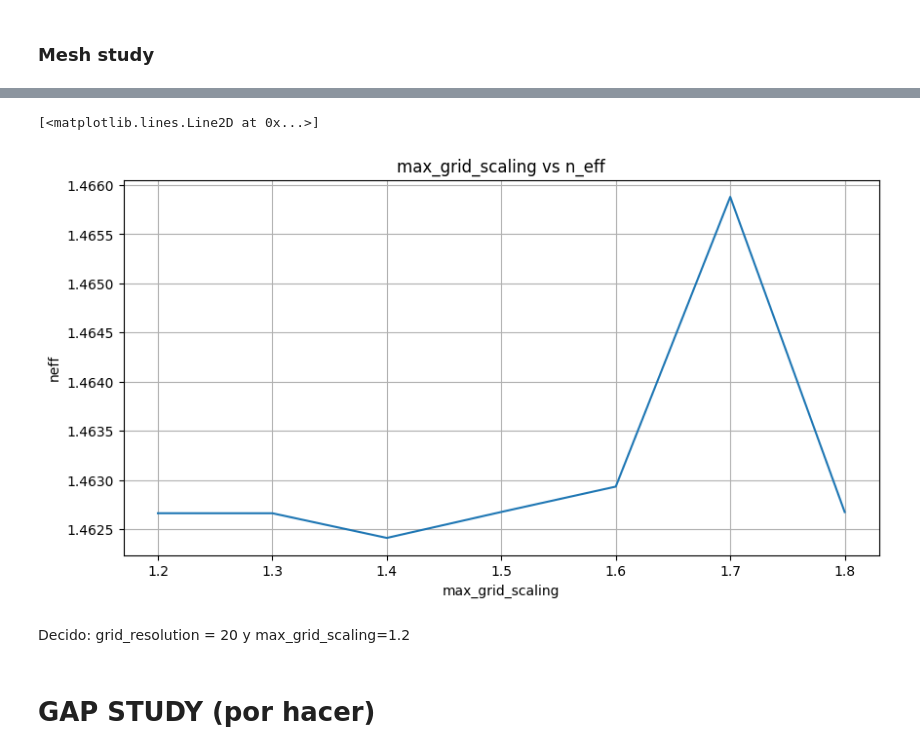
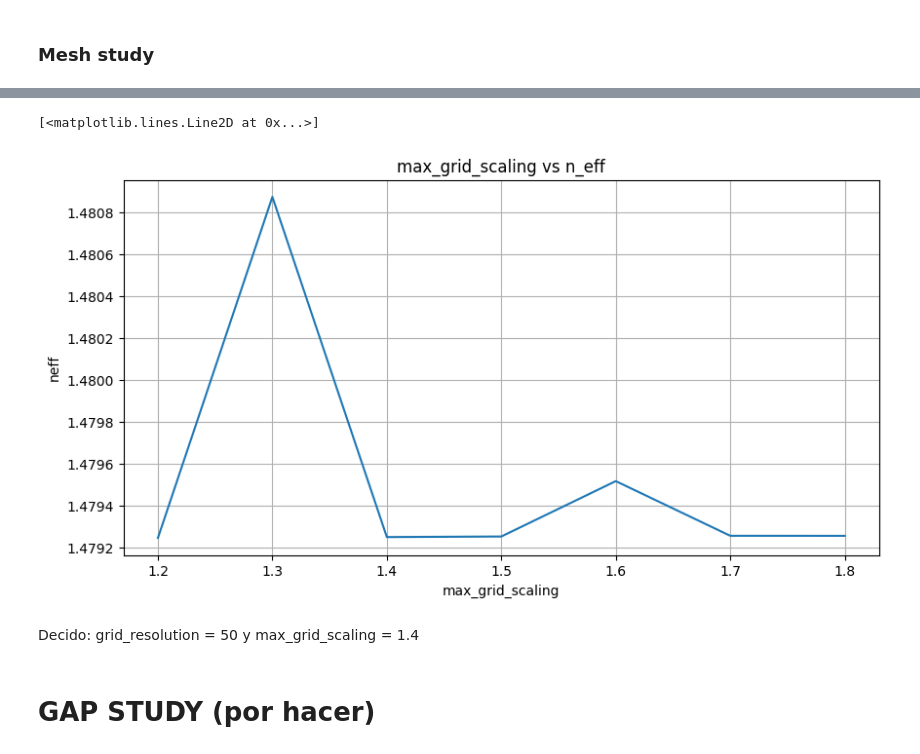
Before and after one commit to mromgar1/pic-upv-lab5-finalproject, a Jupyter notebook: FINAL_PROJECT_DEEP_SIN.ipynb, the cells around one changed output, grey strips where cells are left out. Drawn from its saved outputs; the diff is of its cells as text; code cells hidden in the pictures.

```diff
--- a/FINAL_PROJECT_DEEP_SIN.ipynb
+++ b/FINAL_PROJECT_DEEP_SIN.ipynb
@@ -124,7 +124,7 @@ for i in range(n_steps):
         wavelength=lambda_c, # Wavelength to simulate
         num_modes=1, # Targeted number of modes to find - Higher than before! It's a multimode section
         max_grid_scaling=max_grid_scaling[i], # Parameters of the grid
-        grid_resolution=20, # Parameters of the grid
+        grid_resolution=40, # Parameters of the grid
         cache_path='.cache/', # Important! In order to save simulation time, set your cache Path!
         precision='double',
     )
@@ -663,8 +664,8 @@ deep_waveguide = gt.modes.Waveguide(
     # Modesolver Parameters
     wavelength=wl, # Wavelength to simulate
     num_modes=1, # Targeted number of modes to find
-    max_grid_scaling=1.2, # Parameters of the grid
-    grid_resolution=20, # Parameters of the grid
+    max_grid_scaling=1.4, # Parameters of the grid
+    grid_resolution=50, # Parameters of the grid
     cache_path='.cache/', # Important! In order to save simulation time, set your cache Path!
     precision='double',
 )
@@ -777,7 +778,7 @@ for i in range(n_steps):
         wavelength=lambda_c, # Wavelength to simulate
         num_modes=1, # Targeted number of modes to find
         max_grid_scaling=max_grid_scaling[i], # Parameters of the grid
-        grid_resolution=20, # Parameters of the grid
+        grid_resolution=50, # Parameters of the grid
         cache_path='.cache/', # Important! In order to save simulation time, set your cache Path!
         precision='double',
     )
@@ -806,7 +805,7 @@ plt.plot(max_grid_scaling, res_neff)
 [<matplotlib.lines.Line2D at 0x...>]
-[figure, old version]
+[figure, new version]
 # %% [markdown]
-Decido: grid_resolution = 20 y max_grid_scaling=1.2
+Decido: grid_resolution = 50 y max_grid_scaling = 1.4
 # %% [markdown]
 # GAP STUDY (por hacer)
 # %%
```
Also changed, not shown: parts of 16 cells of this notebook.
